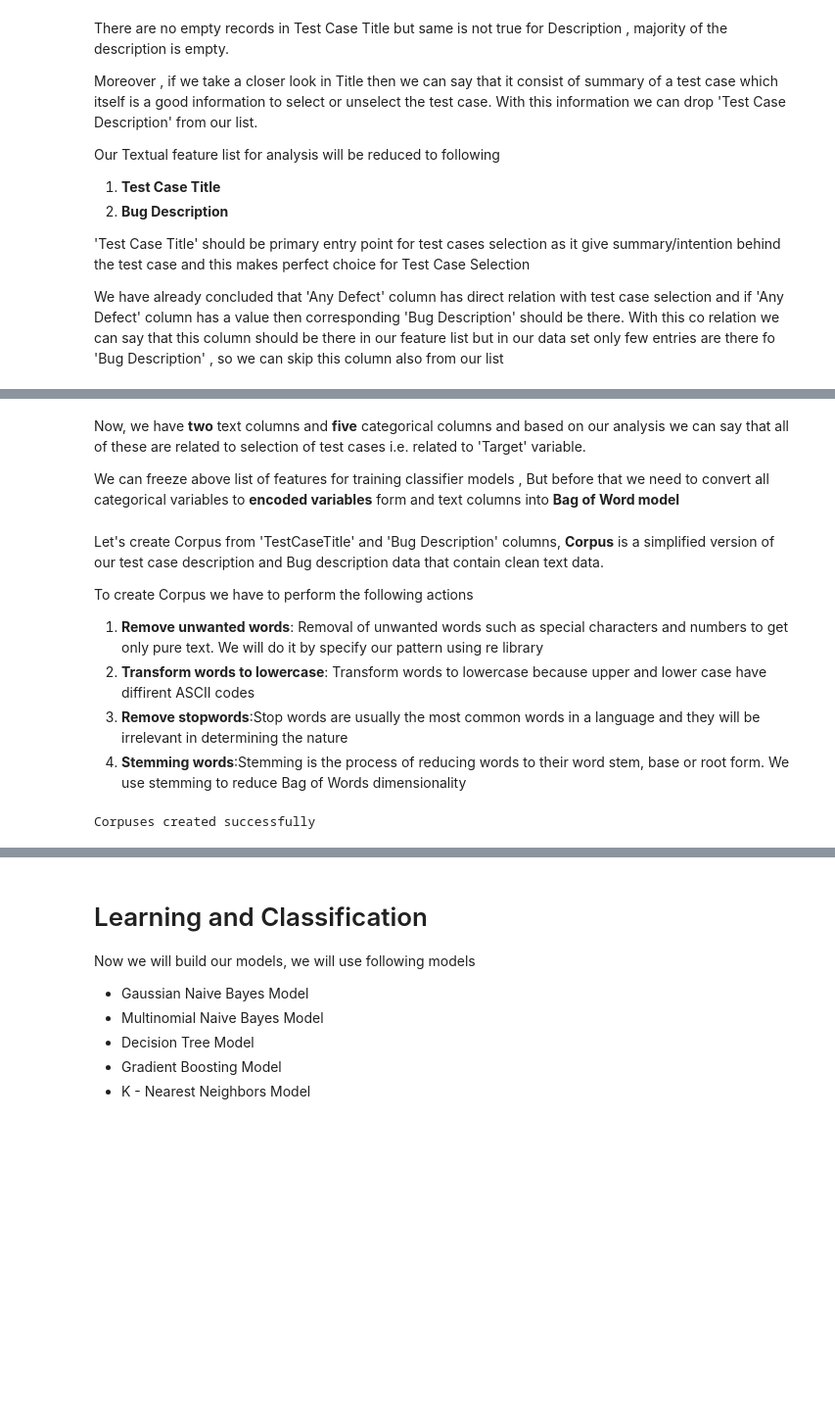
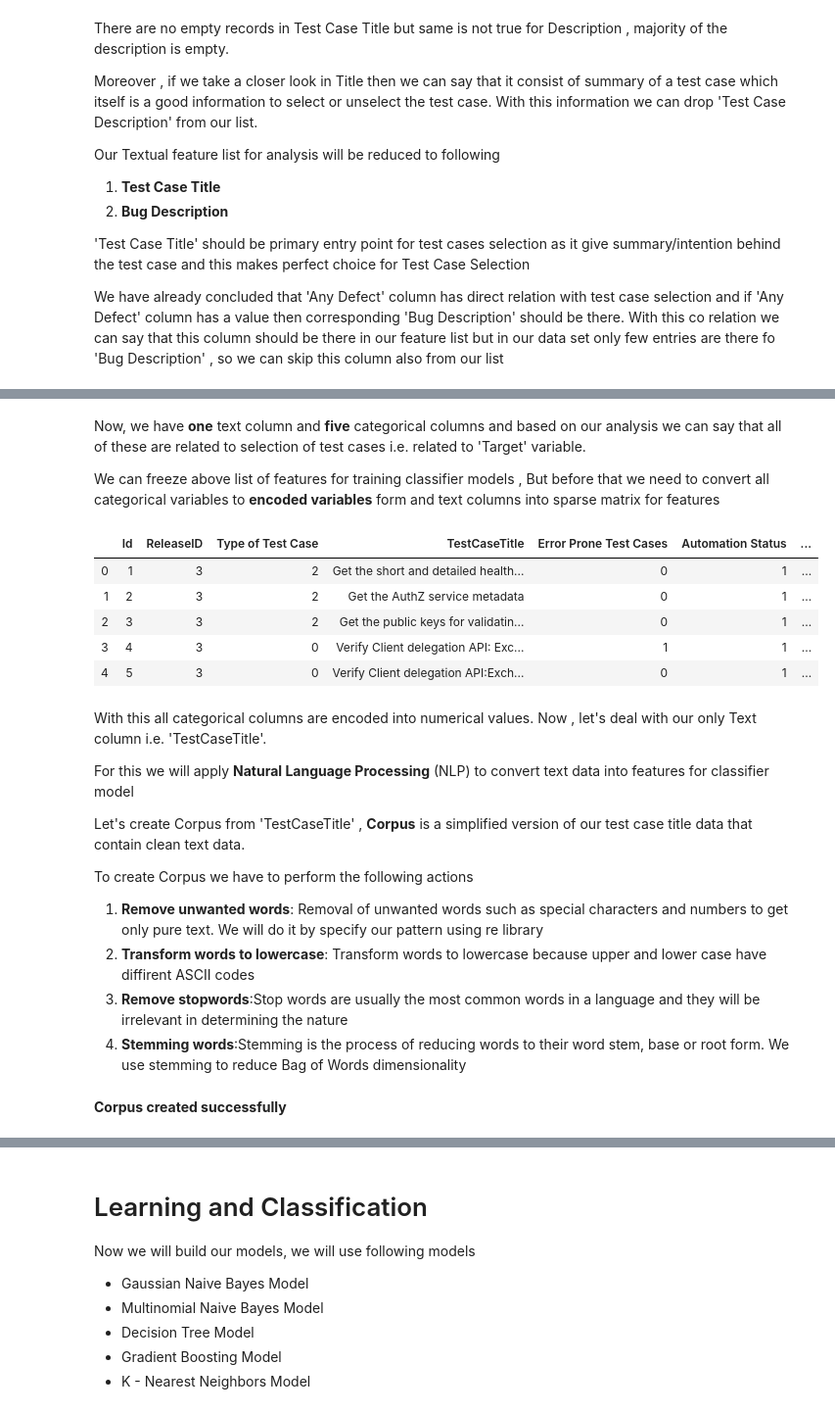
Before and after one commit to KushBhatnagar/TestCaseSelectionFromML, a Jupyter notebook: MLBasedTestCaseSelection.ipynb, the cells around one changed output, grey strips where cells are left out. Shown at 98% size. Drawn from its saved outputs; the diff is of its cells as text; code cells hidden in the pictures; blank space fills up the shorter version.

```diff
--- a/MLBasedTestCaseSelection.ipynb
+++ b/MLBasedTestCaseSelection.ipynb
@@ -388,9 +398,30 @@ KeyError: "['TestCaseDescription' 'GIT Commit Message' 'JIRA Bug ID'] not found
 # %% [markdown]
-Now, we have **two** text columns and **five** categorical columns and based on our analysis we can say that all of these are related to selection of test cases i.e. related to 'Target' variable.
+Now, we have **one** text column and **five** categorical columns and based on our analysis we can say that all of these are related to selection of test cases i.e. related to 'Target' variable.
 
-We can freeze above list of features for training classifier models , But before that we need to convert all categorical variables to **encoded variables** form and text columns into **Bag of Word model**
+We can freeze above list of features for training classifier models , But before that we need to convert all categorical variables to **encoded variables** form and text columns into sparse matrix for features
+# %%
+#Encoding all categorical variable
+from sklearn.preprocessing import LabelEncoder, OneHotEncoder
+labelencoder = LabelEncoder()
+dataset['ReleaseID']=labelencoder.fit_transform(dataset['ReleaseID'])
+dataset['Error Prone Test Cases']=labelencoder.fit_transform(dataset['Error Prone Test Cases'])
+dataset['Type of Test Case']=labelencoder.fit_transform(dataset['Type of Test Case'])
+dataset['Automation Status']=labelencoder.fit_transform(dataset['Automation Status'])
+dataset['Any Defect']=labelencoder.fit_transform(dataset['Any Defect'])
+dataset.head()
+# %% [output]
+|  | Id | ReleaseID | Type of Test Case | TestCaseTitle | Error Prone Test Cases | Automation Status | ... |
+| 0 | 1 | 3 | 2 | Get the short and detailed health... | 0 | 1 | ... |
+| 1 | 2 | 3 | 2 | Get the AuthZ service metadata | 0 | 1 | ... |
+| 2 | 3 | 3 | 2 | Get the public keys for validatin... | 0 | 1 | ... |
+| 3 | 4 | 3 | 0 | Verify Client delegation API: Exc... | 1 | 1 | ... |
+| 4 | 5 | 3 | 0 | Verify Client delegation API:Exch... | 0 | 1 | ... |
 # %% [markdown]
-Let's create Corpus from 'TestCaseTitle' and 'Bug Description' columns, **Corpus** is a simplified version of our test case description and Bug description data that contain clean text data.
+With this all categorical columns are encoded into numerical values. Now , let's deal with our only Text column i.e. 'TestCaseTitle'.
+
+For this we will apply **Natural Language Processing** (NLP) to convert text data into features for classifier model
+
+Let's create Corpus from 'TestCaseTitle' , **Corpus** is a simplified version of our test case title data that contain clean text data.
 
 To create Corpus we have to perform the following actions
 
@@ -401,12 +432,12 @@ To create Corpus we have to perform the following actions
     <li><b>Stemming words</b>:Stemming is the process of reducing words to their word stem, base or root form. We use stemming to reduce Bag of Words dimensionality</li>
 </ol>
 # %%
+#Importing required libraries
 import re
 import nltk
 from nltk.corpus import stopwords
 from nltk.stem.porter import PorterStemmer
 corpus_title = []
-corpus_bugdesc = []
 pstem = PorterStemmer()
 for i in range(dataset['TestCaseTitle'].shape[0]):
     #Remove unwanted words
@@ -420,6 +451,6 @@ for i in range(dataset['TestCaseTitle'].shape[0]):
     #Append cleaned tweet to corpus
     corpus_title.append(text)
 
-print("Corpuses created successfully")
+printmd("**Corpus created successfully**")
 # %% [output]
-Corpuses created successfully
+**Corpus created successfully**
```
Also changed, not shown: parts of 12 cells of this notebook, 1 other file.
